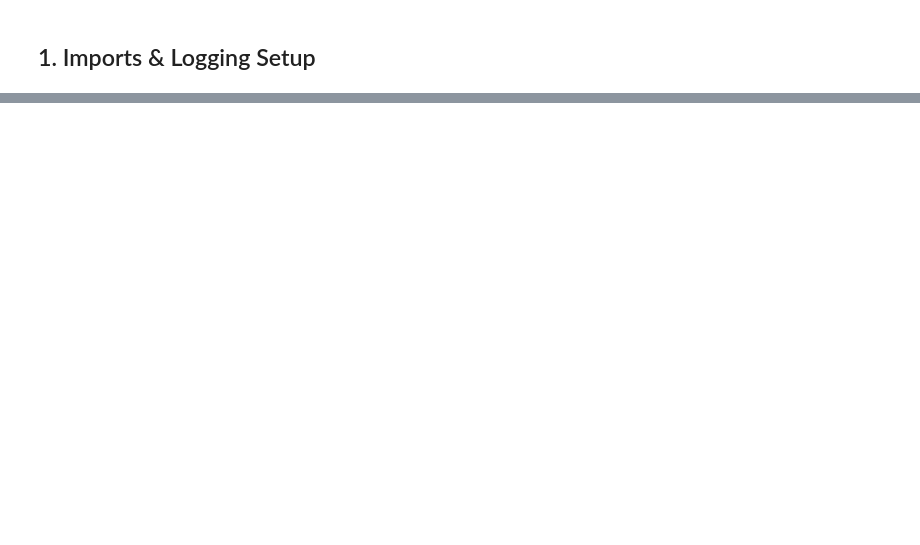
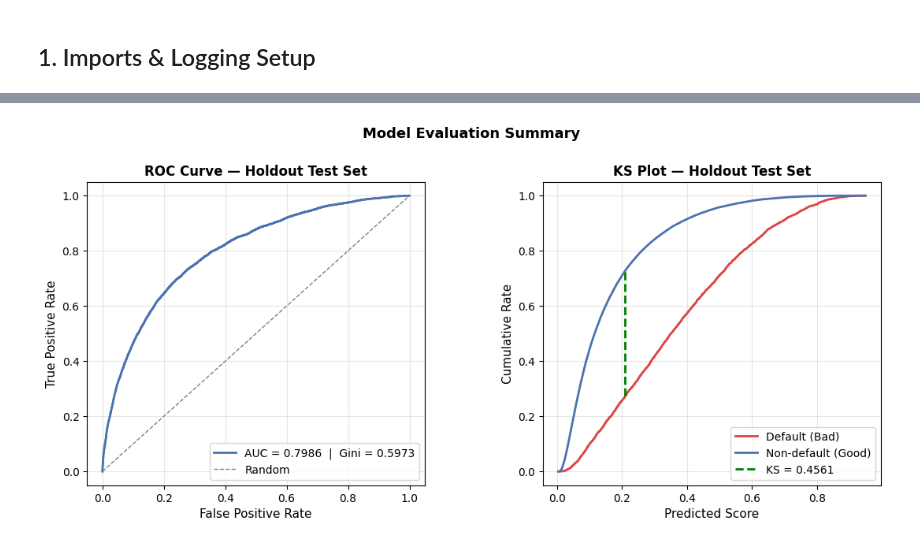
Before and after one commit to WuWuyn/credi-council-swinhackathon, a Jupyter notebook: back-end/training/train_pipeline.ipynb, the cells around one changed output, grey strips where cells are left out. Cells and saved outputs as stored; diff of their text form; code cells hidden in the pictures; blank space fills up the shorter version.

```diff
--- a/back-end/training/train_pipeline.ipynb
+++ b/back-end/training/train_pipeline.ipynb
@@ -521,0 +477,20 @@ See the caveats in the documentation: https://pandas.pydata.org/pandas-docs/stab
+# %%
+excluded_feats_set = set(["SK_ID_CURR", "TARGET"] + EXCLUDED_FEATS_SUFFIXES)
+test_preds = np.zeros(len(test_x))
+
+test_x_with_dummy = test_x.copy()
+test_x_with_dummy["TARGET"] = 0
+
+folds_eval = StratifiedKFold(n_splits=N_SPLITS, shuffle=True, random_state=90210)
+for fold_idx, (trn_idx, _) in enumerate(folds_eval.split(train_data, train_data["TARGET"])):
+    trn_fold = train_data.iloc[trn_idx]
+    _, test_enc = mean_encode(trn_fold, test_x_with_dummy, meanenc_feats, "TARGET", drop=True)
+    features = [f for f in test_enc.columns if f not in excluded_feats_set]
+    test_preds += classifiers[fold_idx].predict_proba(test_enc[features])[:, 1] / N_SPLITS
+    del trn_fold, test_enc
+    gc.collect()
+
+del test_x_with_dummy
+test_auc = roc_auc_score(y_test, test_preds)
+logger.info(f"OOF  AUC : {roc_auc_score(y_train, oof_preds):.6f}")
+logger.info(f"Test AUC : {test_auc:.6f}")
@@ -521,0 +505,71 @@ See the caveats in the documentation: https://pandas.pydata.org/pandas-docs/stab
+# %%
+import matplotlib.pyplot as plt
+import matplotlib.gridspec as gridspec
+from sklearn.metrics import roc_curve
+
+# ── Compute metrics ───────────────────────────────────────────────────────────
+oof_auc  = roc_auc_score(y_train, oof_preds)
+test_auc = roc_auc_score(y_test,  test_preds)
+gini     = 2 * test_auc - 1
+
+# KS Statistic
+fpr, tpr, thresholds = roc_curve(y_test, test_preds)
+ks_stat  = (tpr - fpr).max()
+ks_thresh = thresholds[(tpr - fpr).argmax()]
+
+# ── Print summary ─────────────────────────────────────────────────────────────
+print("=" * 40)
+print(f"  OOF  AUC  : {oof_auc:.4f}")
+print(f"  Test AUC  : {test_auc:.4f}")
+print(f"  Gini      : {gini:.4f}")
+print(f"  KS Stat   : {ks_stat:.4f}  (threshold = {ks_thresh:.3f})")
+print("=" * 40)
+
+# ── Plots ─────────────────────────────────────────────────────────────────────
+fig = plt.figure(figsize=(13, 5))
+gs  = gridspec.GridSpec(1, 2, figure=fig, wspace=0.35)
+
+# --- ROC Curve ---
+ax1 = fig.add_subplot(gs[0])
+ax1.plot(fpr, tpr, color="#4C72B0", lw=2,
+         label=f"AUC = {test_auc:.4f}  |  Gini = {gini:.4f}")
+ax1.plot([0, 1], [0, 1], color="grey", lw=1, linestyle="--", label="Random")
+ax1.set_xlabel("False Positive Rate", fontsize=11)
+ax1.set_ylabel("True Positive Rate", fontsize=11)
+ax1.set_title("ROC Curve — Holdout Test Set", fontsize=12, fontweight="bold")
+ax1.legend(fontsize=10)
+ax1.grid(alpha=0.3)
+
+# --- KS Plot ---
+ax2 = fig.add_subplot(gs[1])
+
+# Sort by score to build cumulative distributions
+df_ks = pd.DataFrame({"score": test_preds, "target": y_test.values})
+df_ks = df_ks.sort_values("score").reset_index(drop=True)
+n_bad  = df_ks["target"].sum()
+n_good = len(df_ks) - n_bad
+
+df_ks["cum_bad"]  = df_ks["target"].cumsum() / n_bad
+df_ks["cum_good"] = (1 - df_ks["target"]).cumsum() / n_good
+
+ax2.plot(df_ks["score"], df_ks["cum_bad"],  color="#DD4444", lw=2, label="Default (Bad)")
+ax2.plot(df_ks["score"], df_ks["cum_good"], color="#4C72B0", lw=2, label="Non-default (Good)")
+
+# Mark KS gap
+ks_idx = (df_ks["cum_bad"] - df_ks["cum_good"]).abs().idxmax()
+ks_x   = df_ks.loc[ks_idx, "score"]
+ks_y0  = df_ks.loc[ks_idx, "cum_good"]
+ks_y1  = df_ks.loc[ks_idx, "cum_bad"]
+ax2.vlines(ks_x, ks_y0, ks_y1, color="green", lw=2, linestyle="--",
+           label=f"KS = {ks_stat:.4f}")
+
+ax2.set_xlabel("Predicted Score", fontsize=11)
+ax2.set_ylabel("Cumulative Rate", fontsize=11)
+ax2.set_title("KS Plot — Holdout Test Set", fontsize=12, fontweight="bold")
+ax2.legend(fontsize=10)
+ax2.grid(alpha=0.3)
+
+plt.suptitle("Model Evaluation Summary", fontsize=13, fontweight="bold", y=1.02)
+plt.tight_layout()
+plt.show()
+# %% [output]
@@ -521,0 +582 @@ See the caveats in the documentation: https://pandas.pydata.org/pandas-docs/stab
+[figure, added]
```
Also changed, not shown: parts of 31 cells of this notebook, 10 other files.
